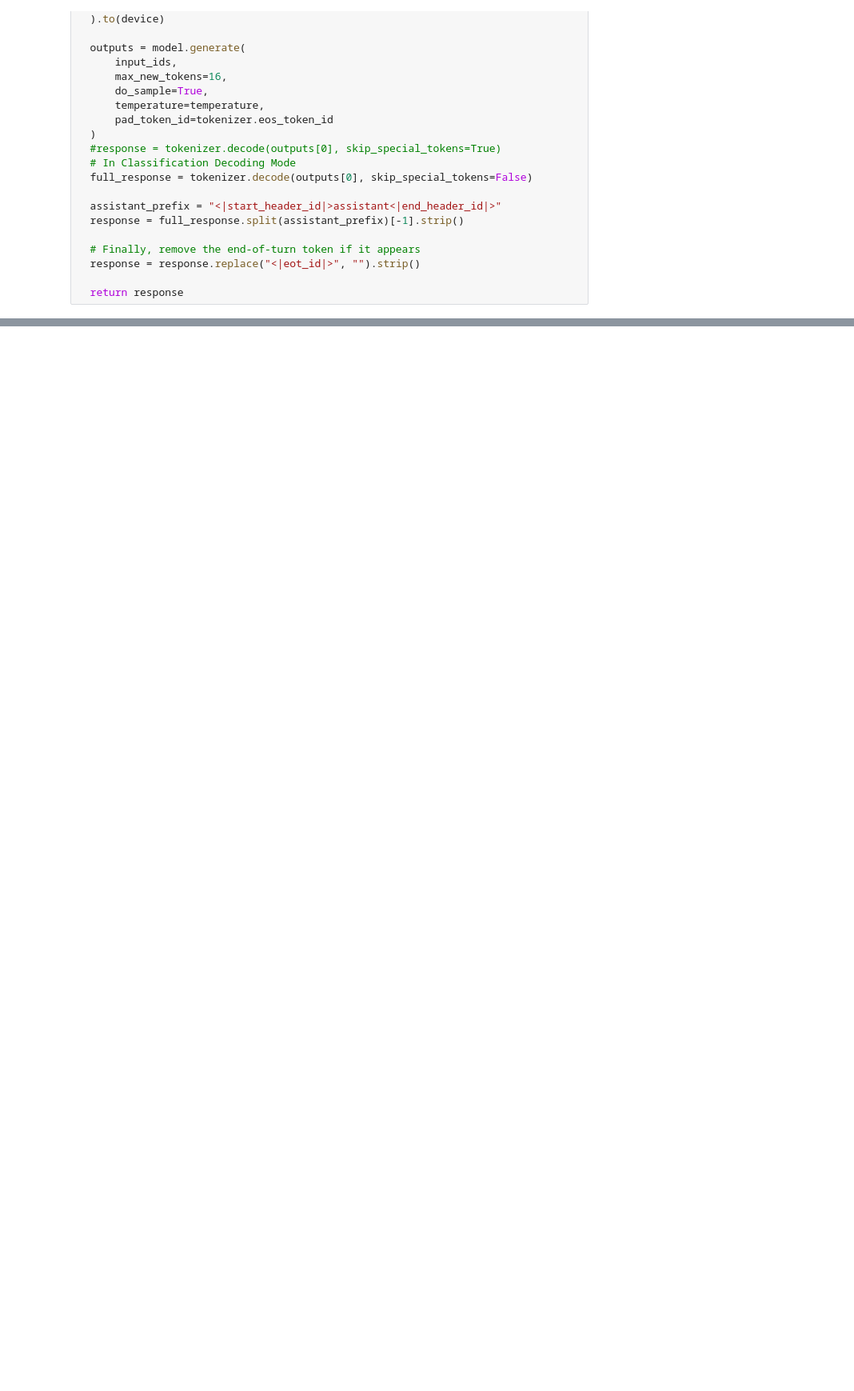
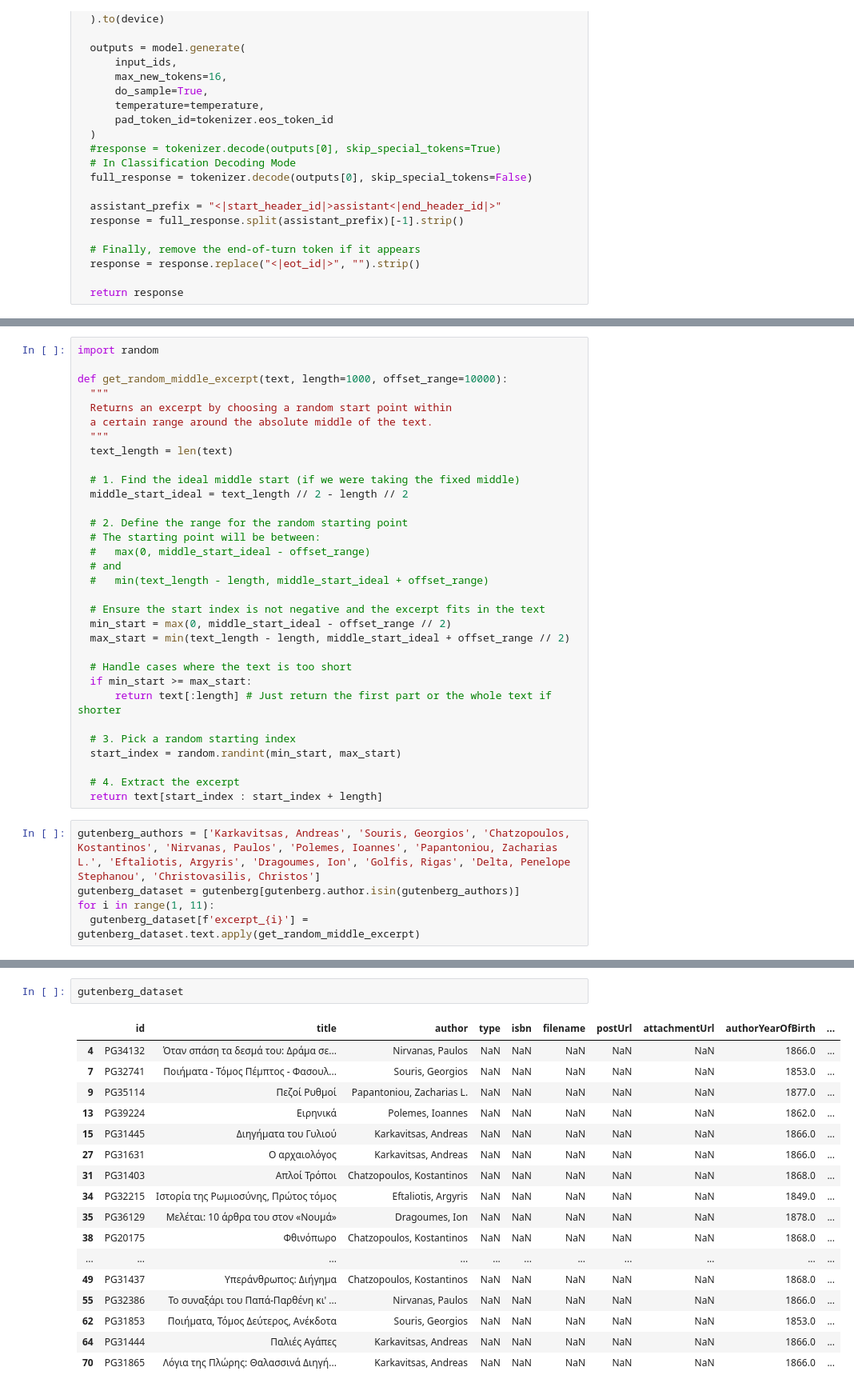
Before and after one commit to greek-nlp/benchmark, a Jupyter notebook: impostors_krikri.ipynb, the cells around one changed output, grey strips where cells are left out. Shown at 80% size. Cells and saved outputs as stored; diff of their text form; blank space fills up the shorter version.

```diff
--- a/impostors_krikri.ipynb
+++ b/impostors_krikri.ipynb
@@ -111,0 +138,37 @@ def prompt_krikri(model, prompt, system_prompt, temperature=0.3):
+# %%
+import random
+
+def get_random_middle_excerpt(text, length=1000, offset_range=10000):
+  """
+  Returns an excerpt by choosing a random start point within
+  a certain range around the absolute middle of the text.
+  """
+  text_length = len(text)
+
+  # 1. Find the ideal middle start (if we were taking the fixed middle)
+  middle_start_ideal = text_length // 2 - length // 2
+
+  # 2. Define the range for the random starting point
+  # The starting point will be between:
+  #   max(0, middle_start_ideal - offset_range)
+  # and
+  #   min(text_length - length, middle_start_ideal + offset_range)
+
+  # Ensure the start index is not negative and the excerpt fits in the text
+  min_start = max(0, middle_start_ideal - offset_range // 2)
+  max_start = min(text_length - length, middle_start_ideal + offset_range // 2)
+
+  # Handle cases where the text is too short
+  if min_start >= max_start:
+      return text[:length] # Just return the first part or the whole text if shorter
+
+  # 3. Pick a random starting index
+  start_index = random.randint(min_start, max_start)
+
+  # 4. Extract the excerpt
+  return text[start_index : start_index + length]
+# %%
+gutenberg_authors = ['Karkavitsas, Andreas', 'Souris, Georgios', 'Chatzopoulos, Kostantinos', 'Nirvanas, Paulos', 'Polemes, Ioannes', 'Papantoniou, Zacharias L.', 'Eftaliotis, Argyris', 'Dragoumes, Ion', 'Golfis, Rigas', 'Delta, Penelope Stephanou', 'Christovasilis, Christos']
+gutenberg_dataset = gutenberg[gutenberg.author.isin(gutenberg_authors)]
+for i in range(1, 11):
+  gutenberg_dataset[f'excerpt_{i}'] = gutenberg_dataset.text.apply(get_random_middle_excerpt)
@@ -111,0 +209,20 @@ def prompt_krikri(model, prompt, system_prompt, temperature=0.3):
+# %%
+gutenberg_dataset
+# %% [output]
+|  | id | title | author | type | isbn | filename | postUrl | attachmentUrl | authorYearOfBirth | ... |
+| 4 | PG34132 | Όταν σπάση τα δεσμά του: Δράμα σε... | Nirvanas, Paulos | NaN | NaN | NaN | NaN | NaN | 1866.0 | ... |
+| 7 | PG32741 | Ποιήματα - Τόμος Πέμπτος - Φασουλ... | Souris, Georgios | NaN | NaN | NaN | NaN | NaN | 1853.0 | ... |
+| 9 | PG35114 | Πεζοί Ρυθμοί | Papantoniou, Zacharias L. | NaN | NaN | NaN | NaN | NaN | 1877.0 | ... |
+| 13 | PG39224 | Ειρηνικά | Polemes, Ioannes | NaN | NaN | NaN | NaN | NaN | 1862.0 | ... |
+| 15 | PG31445 | Διηγήματα του Γυλιού | Karkavitsas, Andreas | NaN | NaN | NaN | NaN | NaN | 1866.0 | ... |
+| 27 | PG31631 | Ο αρχαιολόγος | Karkavitsas, Andreas | NaN | NaN | NaN | NaN | NaN | 1866.0 | ... |
+| 31 | PG31403 | Απλοί Τρόποι | Chatzopoulos, Kostantinos | NaN | NaN | NaN | NaN | NaN | 1868.0 | ... |
+| 34 | PG32215 | Ιστορία της Ρωμιοσύνης, Πρώτος τόμος | Eftaliotis, Argyris | NaN | NaN | NaN | NaN | NaN | 1849.0 | ... |
+| 35 | PG36129 | Μελέται: 10 άρθρα του στον «Νουμά» | Dragoumes, Ion | NaN | NaN | NaN | NaN | NaN | 1878.0 | ... |
+| 38 | PG20175 | Φθινόπωρο | Chatzopoulos, Kostantinos | NaN | NaN | NaN | NaN | NaN | 1868.0 | ... |
+| ... | ... | ... | ... | ... | ... | ... | ... | ... | ... | ... |
+| 49 | PG31437 | Υπεράνθρωπος: Διήγημα | Chatzopoulos, Kostantinos | NaN | NaN | NaN | NaN | NaN | 1868.0 | ... |
+| 55 | PG32386 | Το συναξάρι του Παπά-Παρθένη κι' ... | Nirvanas, Paulos | NaN | NaN | NaN | NaN | NaN | 1866.0 | ... |
+| 62 | PG31853 | Ποιήματα, Τόμος Δεύτερος, Ανέκδοτα | Souris, Georgios | NaN | NaN | NaN | NaN | NaN | 1853.0 | ... |
+| 64 | PG31444 | Παλιές Αγάπες | Karkavitsas, Andreas | NaN | NaN | NaN | NaN | NaN | 1866.0 | ... |
+| 70 | PG31865 | Λόγια της Πλώρης: Θαλασσινά Διηγή... | Karkavitsas, Andreas | NaN | NaN | NaN | NaN | NaN | 1866.0 | ... |
```
Also changed, not shown: parts of 20 cells of this notebook.
